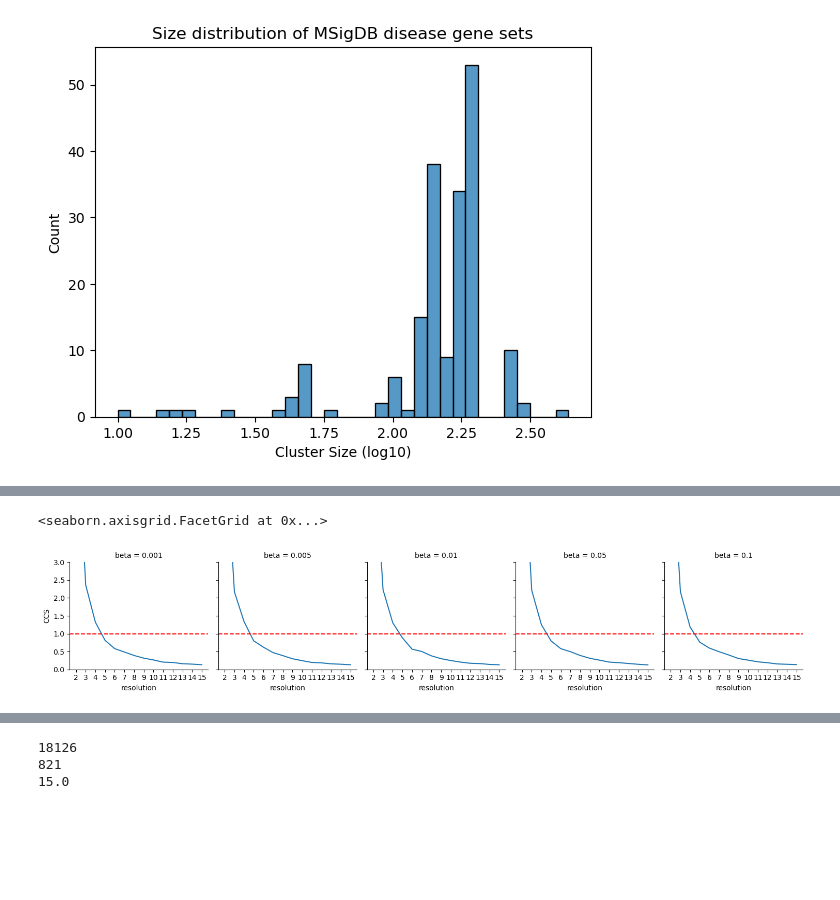
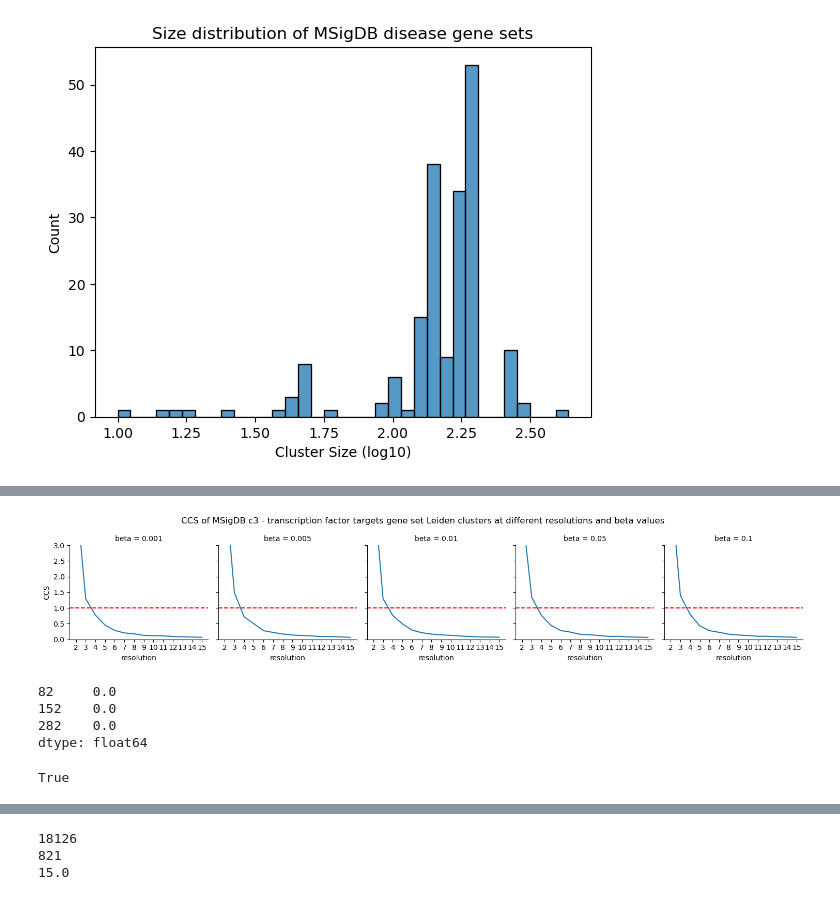
Before and after one commit to ViHoller/regulomeClustering, a Jupyter notebook: analyse_clusters.ipynb, the cells around one changed output, grey strips where cells are left out. Drawn from its saved outputs; the diff is of its cells as text; code cells hidden in the pictures; blank space fills up the shorter version.

```diff
--- a/analyse_clusters.ipynb
+++ b/analyse_clusters.ipynb
@@ -16,8 +21,8 @@ def open_pickle(file):
 # /clustering_results/leiden_2_15_0001_05_msigdb_c3_cgp.gz
 # /clustering_results/leiden_2_15_0001_05_msigdb_c6_cgp.gz
 
-msigdb_c2_cgp_clust = open_pickle('clustering_results/leiden_2_15_0001_05_msigdb_c2_cgp.gz')
-# msigdb_c3_tft_clust = open_pickle('clustering_results/leiden_2_15_0001_05_msigdb_c3_tft.gz')
+# msigdb_c2_cgp_clust = open_pickle('clustering_results/leiden_2_15_0001_05_msigdb_c2_cgp.gz')
+msigdb_c3_tft_clust = open_pickle('clustering_results/leiden_2_15_0001_05_msigdb_c3_tft.gz')
 # msigdb_c6_all_clust = open_pickle('clustering_results/leiden_2_15_0001_05_msigdb_c6_all.gz')
 # %%
 threshold = 0.05
@@ -60,7 +65,7 @@ for ax in fig1.axes.flat:
 # %%
 from scipy.stats import kstest
 
-base = msigdb_c6_dict
+base = msigdb
 base_distribution = [log(len(gene_set), 10) for gene_set in base.values() if len(gene_set) != 0]
 ks_test_results_df = pd.DataFrame()
 distribution = distributions_df
@@ -108,4 +113,4 @@ def calculate_CCS(enrichment_dict, threshold=0.01):
     return CCS_df
 
 
-CCSs = calculate_CCS(msigdb_c2_cgp_clust)
+CCSs = calculate_CCS(msigdb_c3_tft_clust)
@@ -132,12 +117,52 @@ CCSs[(CCSs['CCS'] < 1.5) & (CCSs['CCS'] > 0.5)].sort_values('CCS', ascending=Fal
 # %%
 fig = sns.FacetGrid(CCSs, col='beta')
 fig.map(sns.lineplot, 'resolution', 'CCS')
 fig.set(xticks=CCSs['resolution'].unique())
 fig.set(ybound=[0,3])
 fig.refline(y=1, color='red')
+fig.fig.subplots_adjust(top=0.8)
+fig.fig.suptitle("CCS of MSigDB c3 - transcription factor targets gene set Leiden clusters at different resolutions and beta values")
+
+fig.savefig('img.png')
 # %% [output]
-<seaborn.axisgrid.FacetGrid at 0x...>
-[figure, old version]
+[figure, new version]
 # %%
 msigdb_c2_cgp_dict = open_pickle('msigdb_c2_cgp_dict.pkl')
 msigdb_c3_tft_dict = open_pickle('msigdb_c3_tft_dict.pkl')
+# %%
+gene_sets = pd.Series([len(set(gene_set)) for gene_set in msigdb_c3_tft_dict.values()])
+
+gene_sets.where(gene_sets == 0).dropna()
+# %% [output]
+82     0.0
+152    0.0
+282    0.0
+dtype: float64
+# %%
+#
+from itertools import combinations
+
+gene_sets = pd.Series([set(gene_set) for gene_set in msigdb_c3_tft_dict.values()])  # some gene sets have no mapping aka have 0 genes
+overlap_coefficients = list()
+
+for i in range(len(gene_sets)-1):
+    for j in range(i+1, len(gene_sets)):
+        set_A = gene_sets[i]
+        set_B = gene_sets[j]
+        # if set_A == set_B:
+        #     print(i)
+        #     print(j)
+        if len(set_A) == 0 or len(set_B) == 0: # tft 3 sets with 0
+            continue
+        ov_coeff = (len(set_A.intersection(set_B)))/(min(len(set_A), len(set_B)))
+        overlap_coefficients.append(ov_coeff)
+
+jaccard = list()
+for set_A, set_B in combinations(gene_sets, 2):
+    if len(set_A) == 0 or len(set_B) == 0: # tft 3 sets with 0
+        continue
+    jacc = len(set_A.intersection(set_B))/len(set_A.union(set_B))
+    jaccard.append(jacc)
+len(jaccard) == len(overlap_coefficients)
+# %% [output]
+True
```
Also changed, not shown: parts of 4 cells of this notebook.
